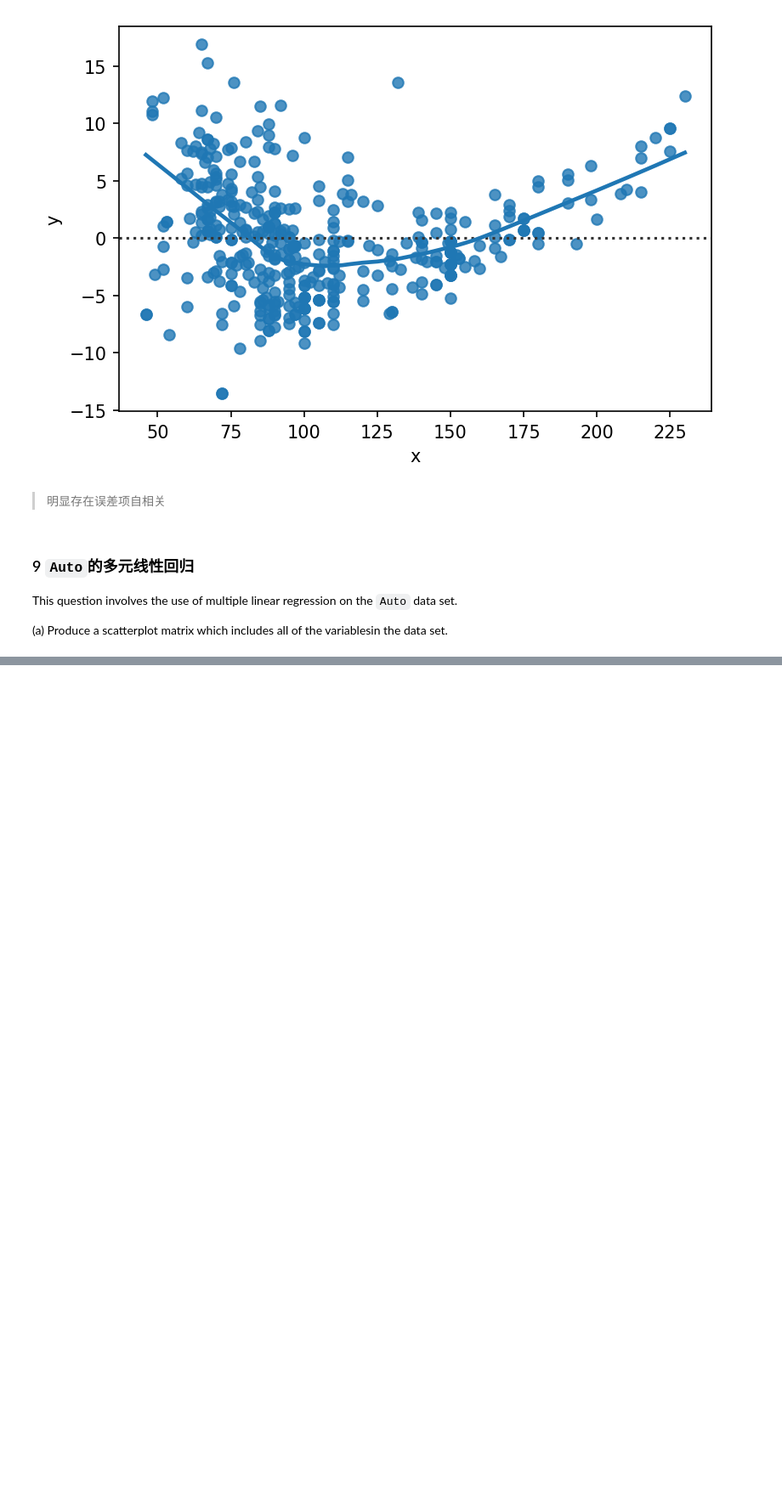
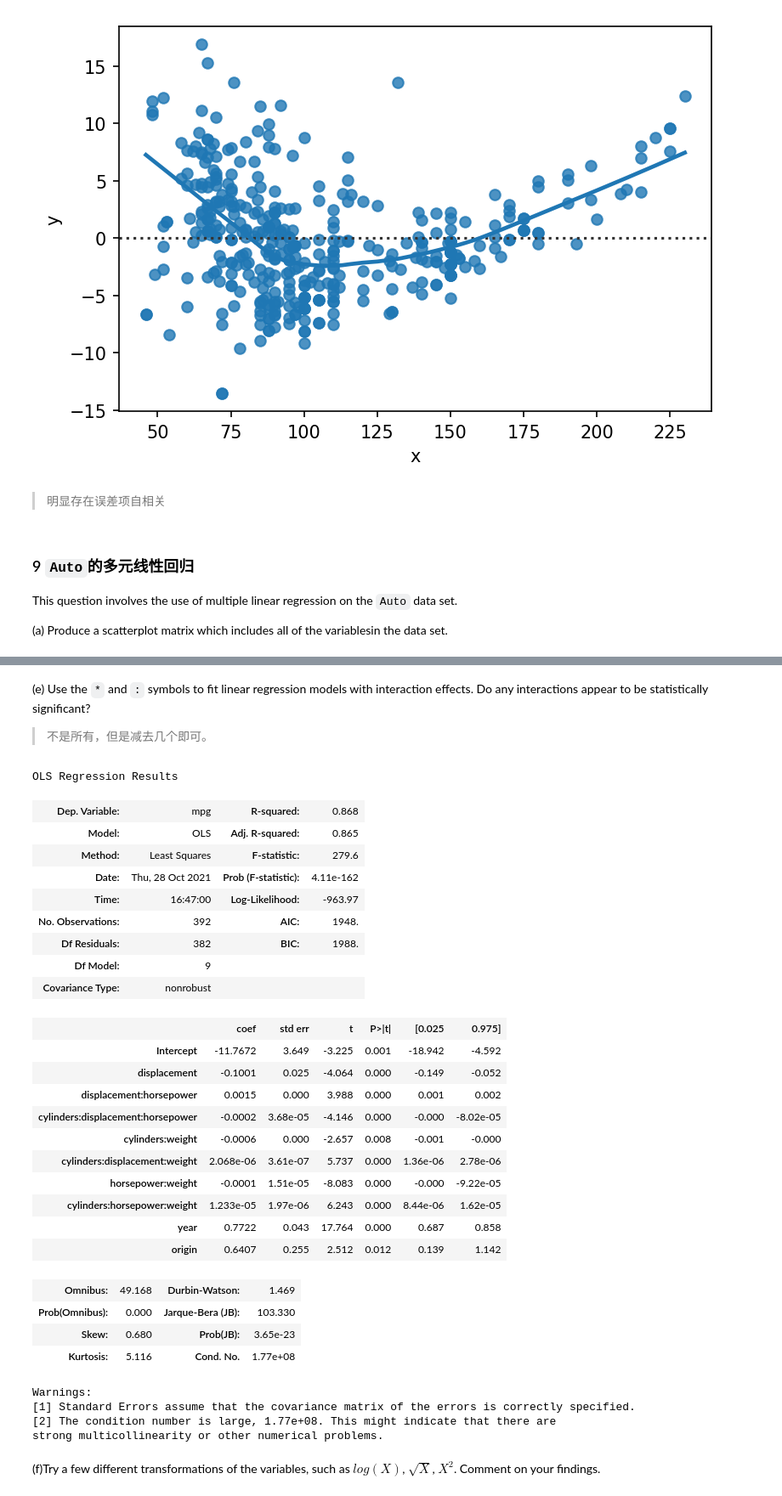
Before and after one commit to threecifanggen/data-science-learning, a Jupyter notebook: an_introduction_to_statistical_learning/chapter_3.ipynb, the cells around one changed output, grey strips where cells are left out. Shown at 85% size. Cells and saved outputs as stored; diff of their text form; code cells hidden in the pictures; blank space fills up the shorter version.

```diff
--- a/an_introduction_to_statistical_learning/chapter_3.ipynb
+++ b/an_introduction_to_statistical_learning/chapter_3.ipynb
@@ -122,0 +211,53 @@ sns.pairplot(auto_ols_df)
+# %% [markdown]
+(e) Use the `*` and `:` symbols to fit linear regression models with interaction effects. Do any interactions appear to be statistically significant?
+
+> 不是所有，但是减去几个即可。
+# %%
+smf.ols(
+    (
+        "mpg ~ "
+        "cylinders*displacement*horsepower*weight "
+        "- displacement:horsepower:weight "
+        "- cylinders:displacement "
+        "- horsepower "
+        "- cylinders:horsepower "
+        "- cylinders:displacement:horsepower:weight "
+        "- displacement:weight "
+        "- weight "
+        "- cylinders "
+        "+ year + origin"
+    ),
+    auto_ols_df
+).fit().summary()
+# %% [output]
+OLS Regression Results
+| Dep. Variable: | mpg | R-squared: | 0.868 |
+| Model: | OLS | Adj. R-squared: | 0.865 |
+| Method: | Least Squares | F-statistic: | 279.6 |
+| Date: | Thu, 28 Oct 2021 | Prob (F-statistic): | 4.11e-162 |
+| Time: | 16:47:00 | Log-Likelihood: | -963.97 |
+| No. Observations: | 392 | AIC: | 1948. |
+| Df Residuals: | 382 | BIC: | 1988. |
+| Df Model: | 9 |  |  |
+| Covariance Type: | nonrobust |  |  |
+|  | coef | std err | t | P>|t| | [0.025 | 0.975] |
+| Intercept | -11.7672 | 3.649 | -3.225 | 0.001 | -18.942 | -4.592 |
+| displacement | -0.1001 | 0.025 | -4.064 | 0.000 | -0.149 | -0.052 |
+| displacement:horsepower | 0.0015 | 0.000 | 3.988 | 0.000 | 0.001 | 0.002 |
+| cylinders:displacement:horsepower | -0.0002 | 3.68e-05 | -4.146 | 0.000 | -0.000 | -8.02e-05 |
+| cylinders:weight | -0.0006 | 0.000 | -2.657 | 0.008 | -0.001 | -0.000 |
+| cylinders:displacement:weight | 2.068e-06 | 3.61e-07 | 5.737 | 0.000 | 1.36e-06 | 2.78e-06 |
+| horsepower:weight | -0.0001 | 1.51e-05 | -8.083 | 0.000 | -0.000 | -9.22e-05 |
+| cylinders:horsepower:weight | 1.233e-05 | 1.97e-06 | 6.243 | 0.000 | 8.44e-06 | 1.62e-05 |
+| year | 0.7722 | 0.043 | 17.764 | 0.000 | 0.687 | 0.858 |
+| origin | 0.6407 | 0.255 | 2.512 | 0.012 | 0.139 | 1.142 |
+| Omnibus: | 49.168 | Durbin-Watson: | 1.469 |
+| Prob(Omnibus): | 0.000 | Jarque-Bera (JB): | 103.330 |
+| Skew: | 0.680 | Prob(JB): | 3.65e-23 |
+| Kurtosis: | 5.116 | Cond. No. | 1.77e+08 |
+Warnings:
+[1] Standard Errors assume that the covariance matrix of the errors is correctly specified.
+[2] The condition number is large, 1.77e+08. This might indicate that there are
+strong multicollinearity or other numerical problems.
+# %% [markdown]
+(f)Try a few different transformations of the variables, such as $log(X)$, $\sqrt{X}$, $X^2$. Comment on your findings.
```
Also changed, not shown: parts of 9 cells of this notebook, 1 other file.
